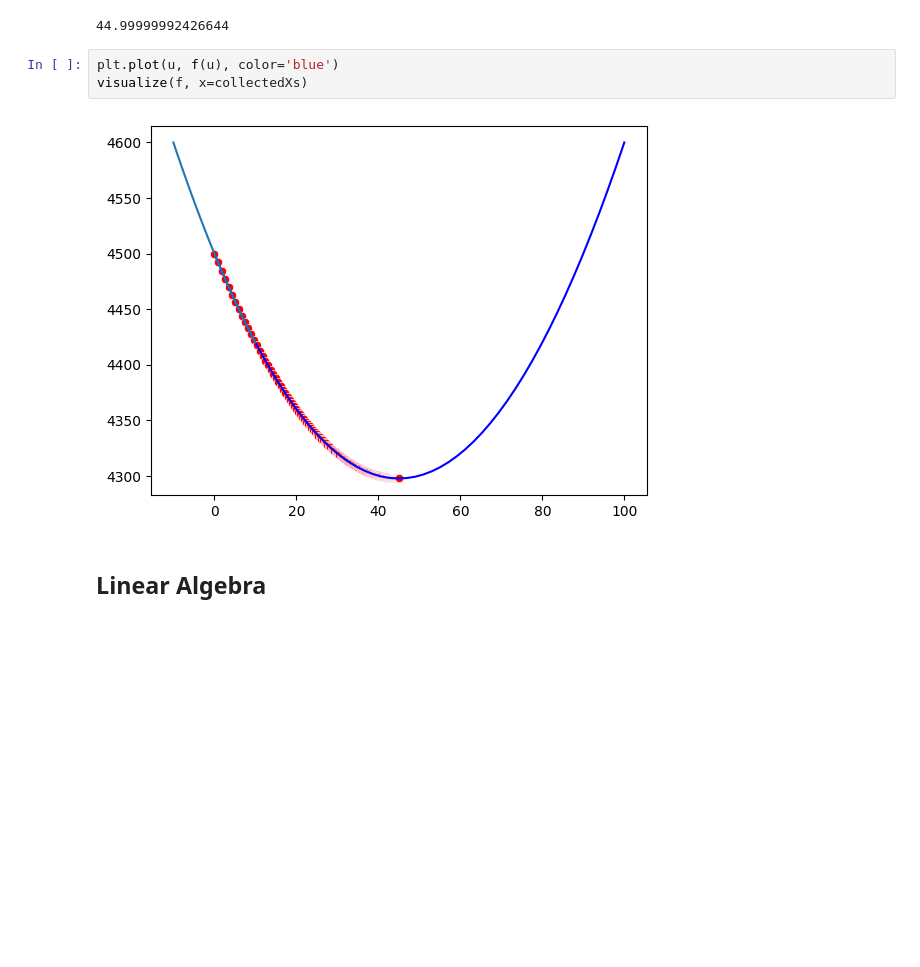
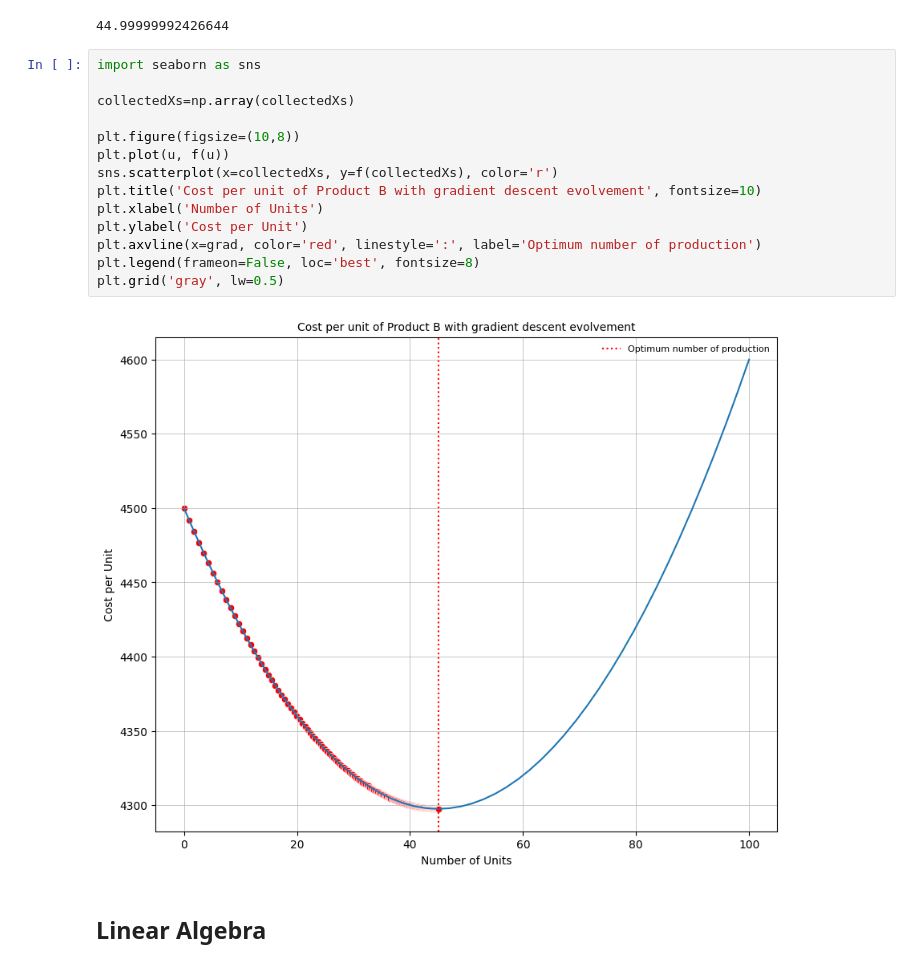
Before and after one commit to fernandaluft/calculus-and-algebra-problems-with-python, a Jupyter notebook: notebook/problems.ipynb, the cells around one changed output. Saved outputs shown, nothing was run; the diff lists cells and outputs as text; blank space fills up the shorter version.

```diff
--- a/notebook/problems.ipynb
+++ b/notebook/problems.ipynb
@@ -306,10 +306,21 @@ print(grad)
 # %% [output]
 44.99999992426644
 # %%
-plt.plot(u, f(u), color='blue')
-visualize(f, x=collectedXs)
+import seaborn as sns
+
+collectedXs=np.array(collectedXs)
+
+plt.figure(figsize=(10,8))
+plt.plot(u, f(u))
+sns.scatterplot(x=collectedXs, y=f(collectedXs), color='r')
+plt.title('Cost per unit of Product B with gradient descent evolvement', fontsize=10)
+plt.xlabel('Number of Units')
+plt.ylabel('Cost per Unit')
+plt.axvline(x=grad, color='red', linestyle=':', label='Optimum number of production')
+plt.legend(frameon=False, loc='best', fontsize=8)
+plt.grid('gray', lw=0.5)
 # %% [output]
-[figure, old version]
+[figure, new version]
 # %% [markdown]
 ## Linear Algebra
 # %% [markdown]
```
Also changed, not shown: parts of 1 cell of this notebook.
